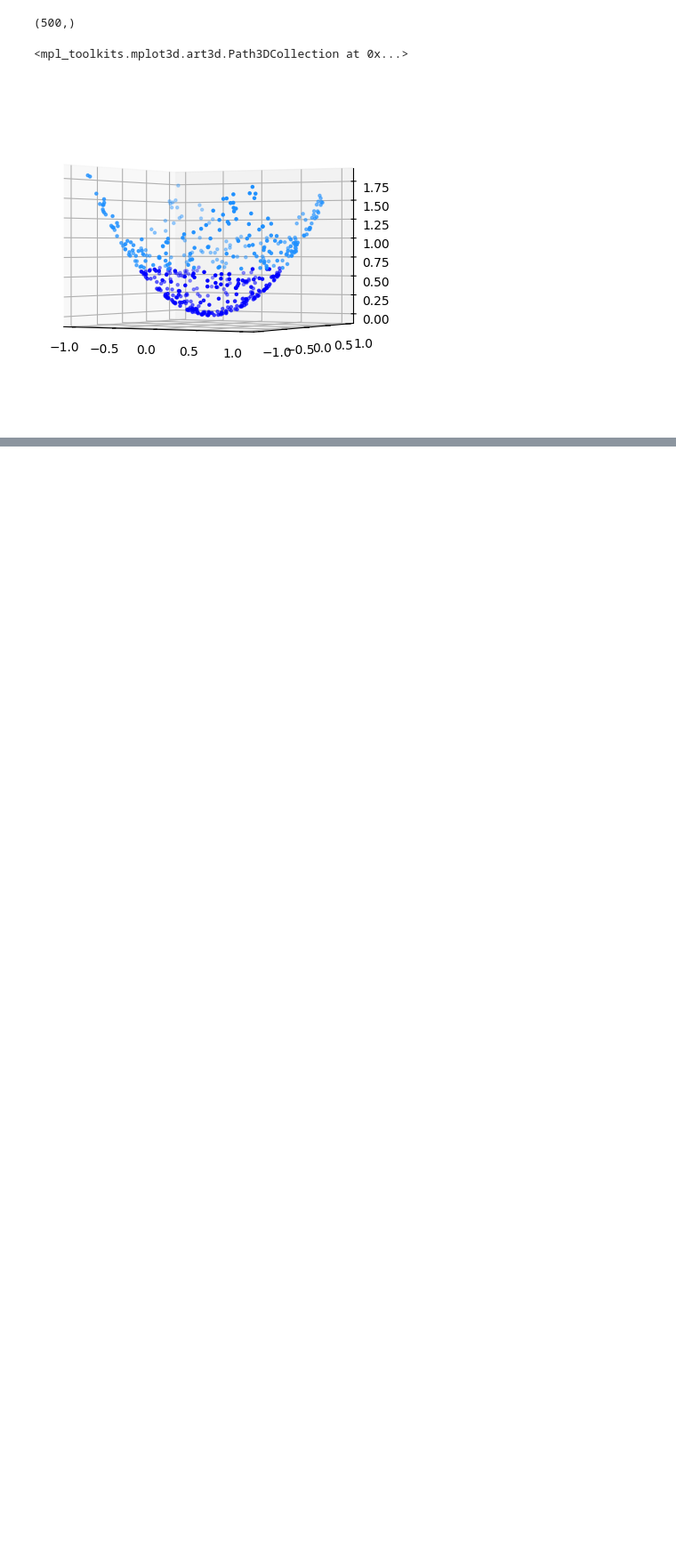
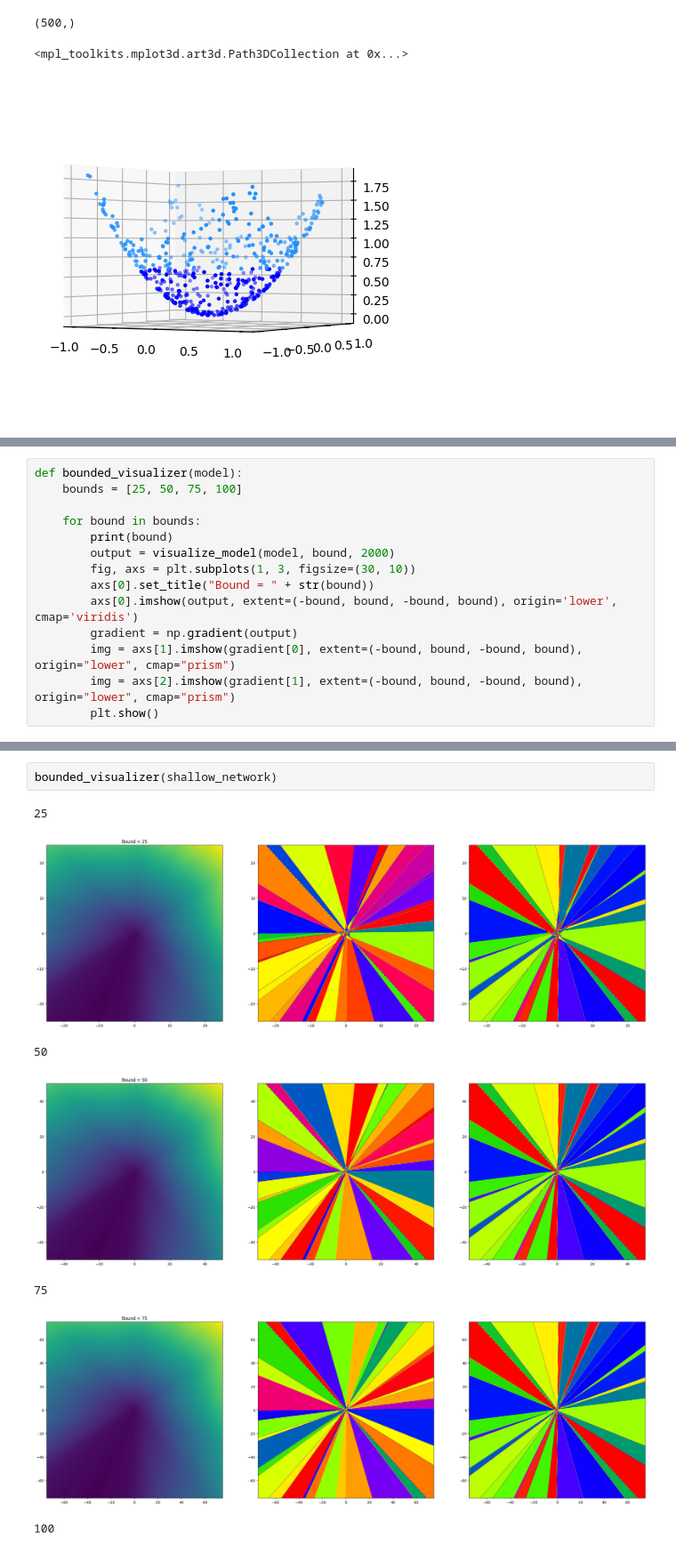
Before and after one commit to S3gmentati0nFault/machine-learning-physics, a Jupyter notebook: Sheet_3/sheet03.ipynb, the cells around one changed output, grey strips where cells are left out. Shown at 89% size. Cells and saved outputs as stored; diff of their text form; blank space fills up the shorter version.

```diff
--- a/Sheet_3/sheet03.ipynb
+++ b/Sheet_3/sheet03.ipynb
@@ -205,0 +223,14 @@ accuracy: 1.0
+# %%
+def bounded_visualizer(model):
+    bounds = [25, 50, 75, 100]
+
+    for bound in bounds:
+        print(bound)
+        output = visualize_model(model, bound, 2000)
+        fig, axs = plt.subplots(1, 3, figsize=(30, 10))
+        axs[0].set_title("Bound = " + str(bound))
+        axs[0].imshow(output, extent=(-bound, bound, -bound, bound), origin='lower', cmap='viridis')
+        gradient = np.gradient(output)
+        img = axs[1].imshow(gradient[0], extent=(-bound, bound, -bound, bound), origin="lower", cmap="prism")
+        img = axs[2].imshow(gradient[1], extent=(-bound, bound, -bound, bound), origin="lower", cmap="prism")
+        plt.show()
@@ -205,0 +242,10 @@ accuracy: 1.0
+# %%
+bounded_visualizer(shallow_network)
+# %% [output]
+25
+[figure, added]
+50
+[figure, added]
+75
+[figure, added]
+100
```
Also changed, not shown: parts of 23 cells of this notebook.
